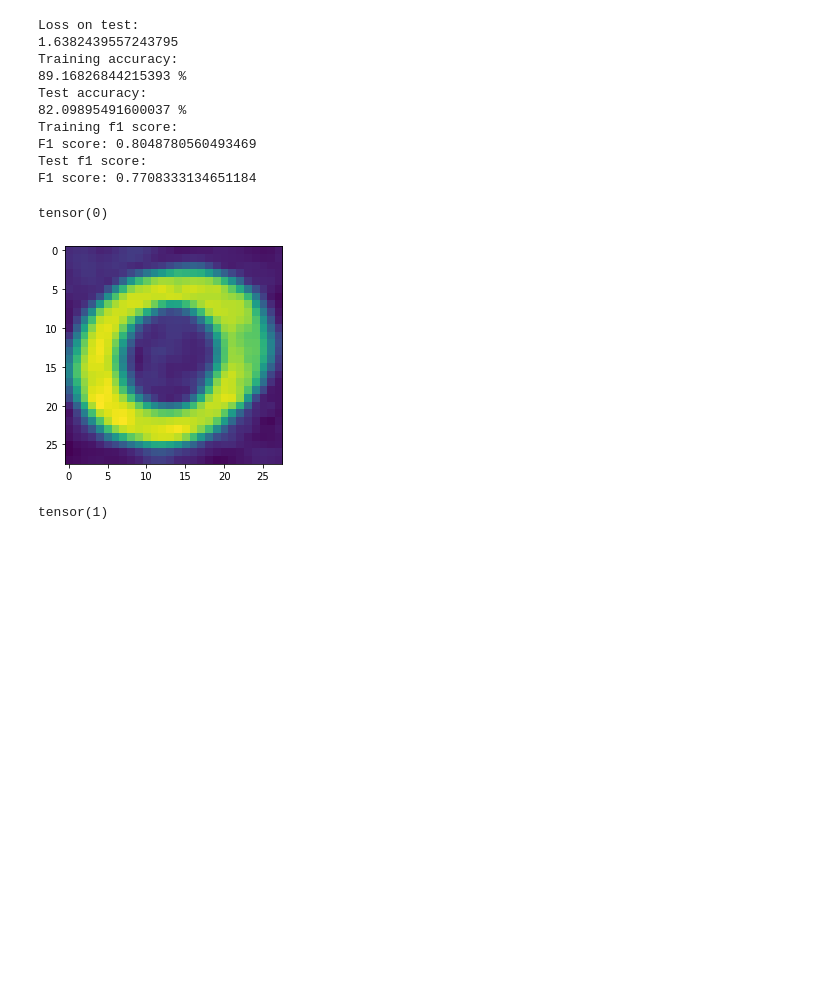
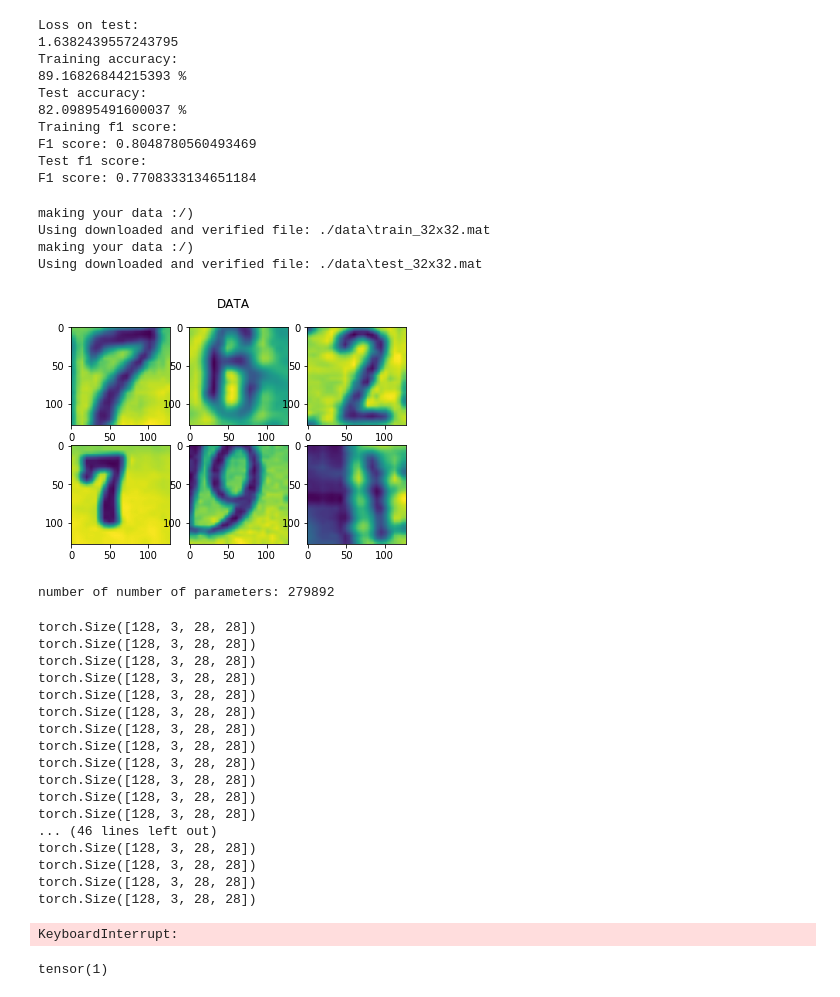
Before and after one commit to subratkishoredutta/NNTI-assignments, a Jupyter notebook: week9/NNTI_Exercise_9_2.ipynb, the cells around one changed output. Saved outputs shown, nothing was run; the diff lists cells and outputs as text; code cells hidden in the pictures; blank space fills up the shorter version.

```diff
--- a/week9/NNTI_Exercise_9_2.ipynb
+++ b/week9/NNTI_Exercise_9_2.ipynb
@@ -321,3 +321,21 @@ Training f1 score:
 F1 score: 0.8048780560493469
 Test f1 score:
 F1 score: 0.7708333134651184
+# %%
+train_dl = sol.datagen('train',128)
+test_dl = sol.datagen('test',128)
+# %% [output]
+making your data :/)
+Using downloaded and verified file: ./data\train_32x32.mat
+making your data :/)
+Using downloaded and verified file: ./data\test_32x32.mat
+# %%
+plotrandomdata(train_dl)
+# %% [output]
+[figure, added]
+# %%
+model1 = sol.Model(3,64,3,10,5) ## input_channel,hidden_channel,filter size,num_classes,number of layers
+model1.to(device)
+print("\nnumber of number of parameters:",sum(p.numel() for p in model1.parameters()))
+# %% [output]
+number of number of parameters: 279892
@@ -324,9 +372,27 @@ F1 score: 0.7708333134651184
 # %%
+for x,y in train_dl:
+    print(x.shape)
 plt.imshow(x[4][0])
 print(y[4])
 # %% [output]
-tensor(0)
+torch.Size([128, 3, 28, 28])
+torch.Size([128, 3, 28, 28])
+torch.Size([128, 3, 28, 28])
+torch.Size([128, 3, 28, 28])
+torch.Size([128, 3, 28, 28])
+torch.Size([128, 3, 28, 28])
+torch.Size([128, 3, 28, 28])
+torch.Size([128, 3, 28, 28])
+torch.Size([128, 3, 28, 28])
+torch.Size([128, 3, 28, 28])
+torch.Size([128, 3, 28, 28])
+torch.Size([128, 3, 28, 28])
+... (46 lines left out)
+torch.Size([128, 3, 28, 28])
+torch.Size([128, 3, 28, 28])
+torch.Size([128, 3, 28, 28])
+torch.Size([128, 3, 28, 28])
-[figure, removed]
+KeyboardInterrupt:
 # %%
 plt.imshow(x[8][0])
 print(y[8])
```
Also changed, not shown: parts of 5 cells of this notebook.
